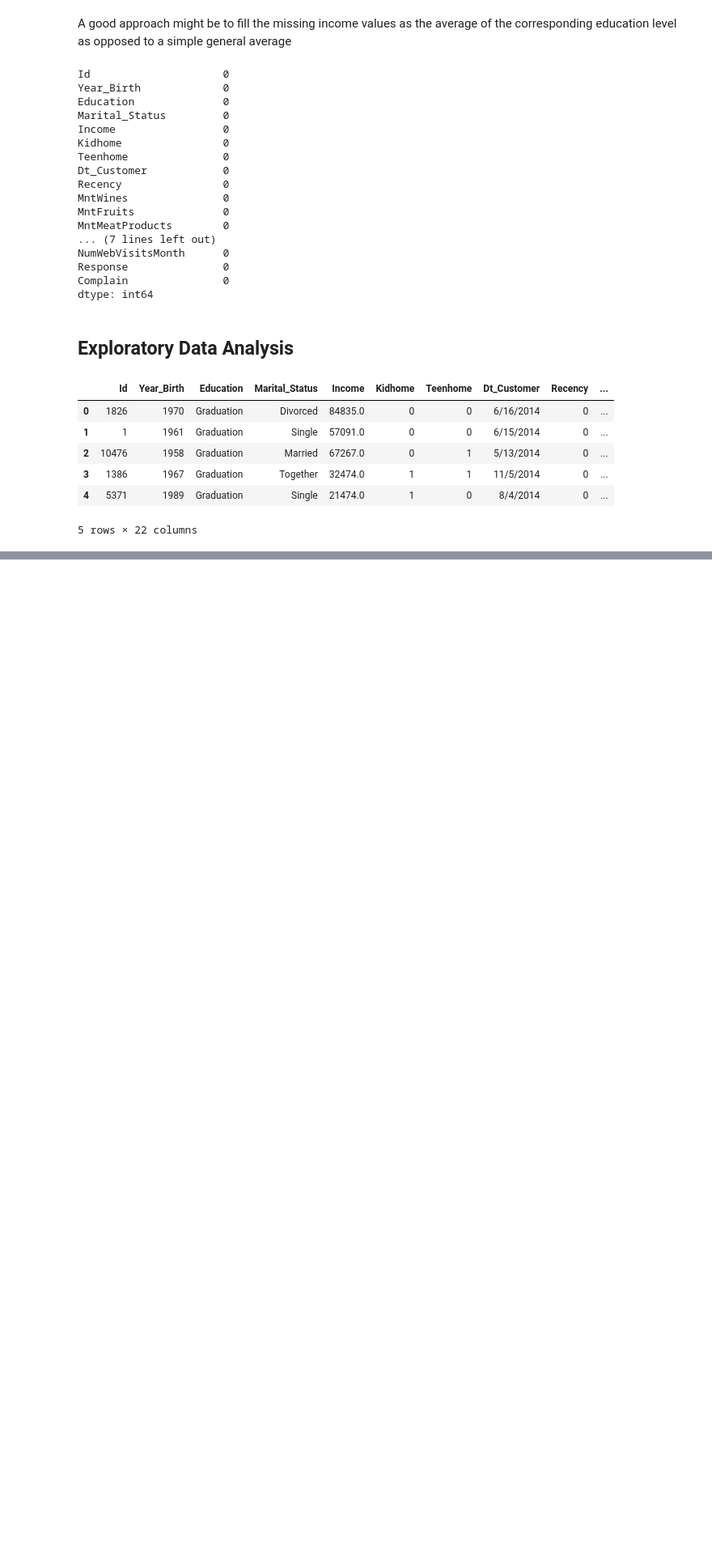
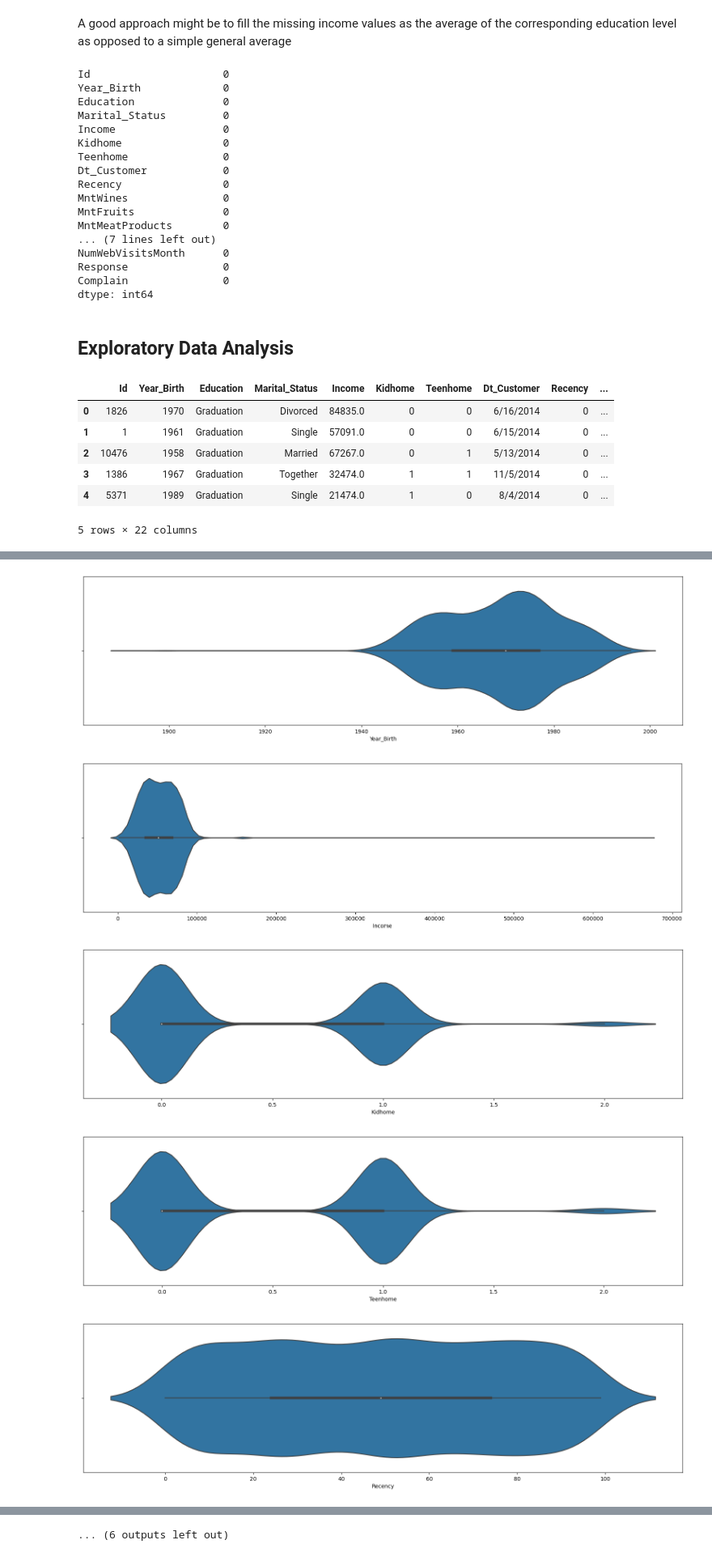
Before and after one commit to Marcos-Verdi/DA_Cls_marketingCampaign, a Jupyter notebook: market_campaign_analysis.ipynb, the cells around one changed output, grey strips where cells are left out. Shown at 81% size. Saved outputs shown, nothing was run; the diff lists cells and outputs as text; code cells hidden in the pictures; blank space fills up the shorter version.

```diff
--- a/market_campaign_analysis.ipynb
+++ b/market_campaign_analysis.ipynb
@@ -153,0 +200,10 @@ df[df['Education'] == 'Graduation']['Income'].mean()
+# %%
+for col in num_cols:
+    plt.figure(figsize=(20,5))
+    sns.violinplot(x=df[col])
+# %% [output]
+[figure, added]
+[figure, added]
+[figure, added]
+[figure, added]
+[figure, added]
@@ -153,0 +217 @@ df[df['Education'] == 'Graduation']['Income'].mean()
+... (6 outputs left out)
```
Also changed, not shown: parts of 22 cells of this notebook.
